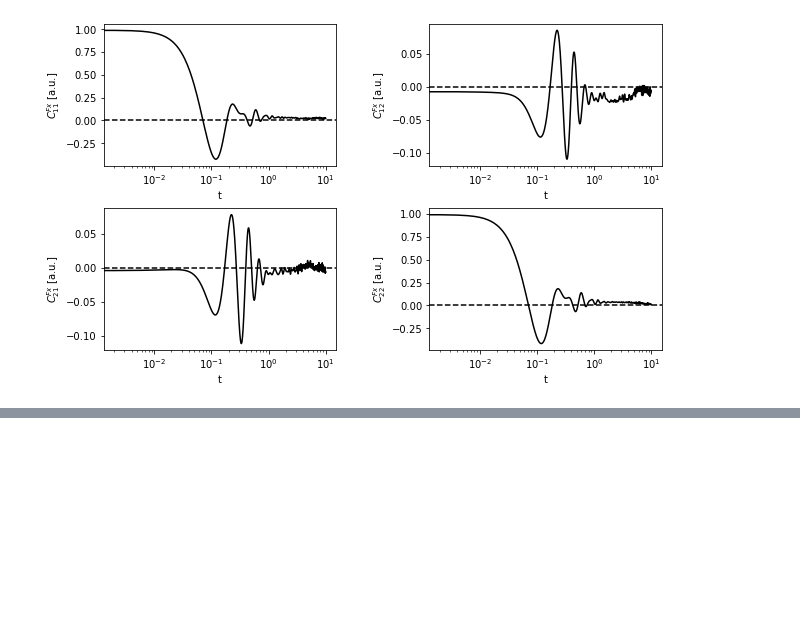
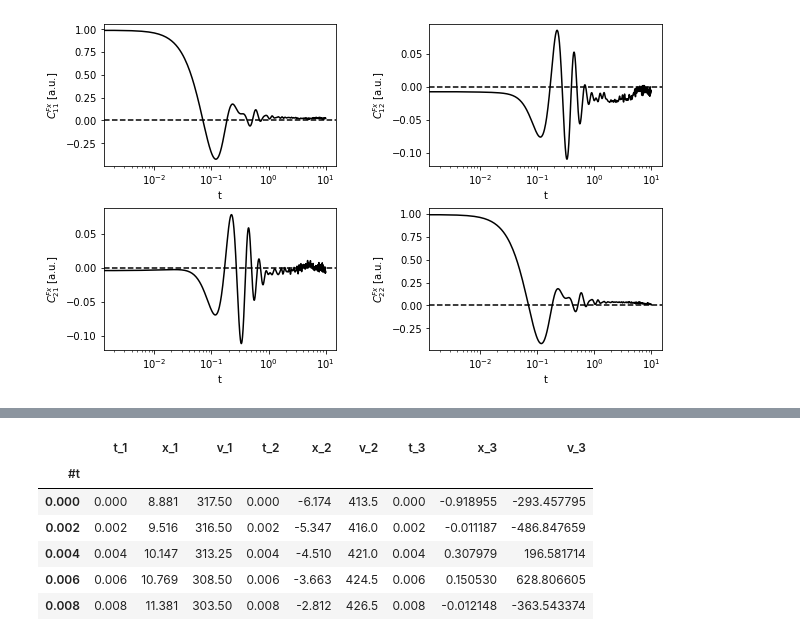
Before and after one commit to luca-pythia/multimems, a Jupyter notebook: example/example_extraction.ipynb, the cells around one changed output, grey strips where cells are left out. Cells and saved outputs as stored; diff of their text form; code cells hidden in the pictures; blank space fills up the shorter version.

```diff
--- a/example/example_extraction.ipynb
+++ b/example/example_extraction.ipynb
@@ -123,0 +138,20 @@ plot kernel entries...
+# %%
+xvaf1=xvframe(theta,np.gradient(theta,dt),t,fix_time=True)
+xvaf2=xvframe(phi,np.gradient(phi,dt),t,fix_time=True)
+xvaf3=xvframe(np.random.normal(0,1,len(theta)),np.gradient(np.random.normal(0,1,len(theta)),dt),t,fix_time=True)
+
+#create concatenated dataframe
+xvaf = xvaf1.join(xvaf2, how='outer', lsuffix='_1', rsuffix='_2')
+xvaf3.columns = ['t_3', 'x_3', 'v_3']
+
+xvaf = xvaf.join(xvaf3, how='outer')
+
+xvaf.head()
+# %% [output]
+|  | t_1 | x_1 | v_1 | t_2 | x_2 | v_2 | t_3 | x_3 | v_3 |
+| #t |  |  |  |  |  |  |  |  |  |
+| 0.000 | 0.000 | 8.881 | 317.50 | 0.000 | -6.174 | 413.5 | 0.000 | -0.918955 | -293.457795 |
+| 0.002 | 0.002 | 9.516 | 316.50 | 0.002 | -5.347 | 416.0 | 0.002 | -0.011187 | -486.847659 |
+| 0.004 | 0.004 | 10.147 | 313.25 | 0.004 | -4.510 | 421.0 | 0.004 | 0.307979 | 196.581714 |
+| 0.006 | 0.006 | 10.769 | 308.50 | 0.006 | -3.663 | 424.5 | 0.006 | 0.150530 | 628.806605 |
+| 0.008 | 0.008 | 11.381 | 303.50 | 0.008 | -2.812 | 426.5 | 0.008 | -0.012148 | -363.543374 |
```
Also changed, not shown: parts of 13 cells of this notebook, 1 other file.
